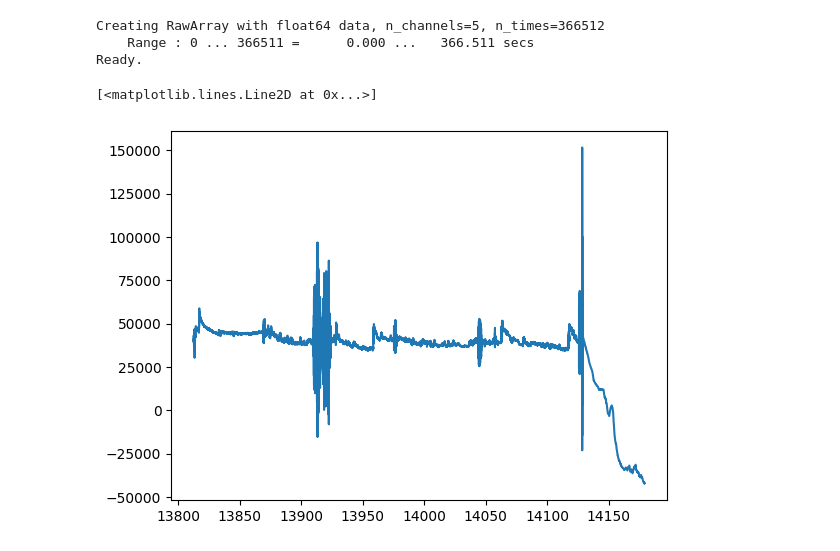
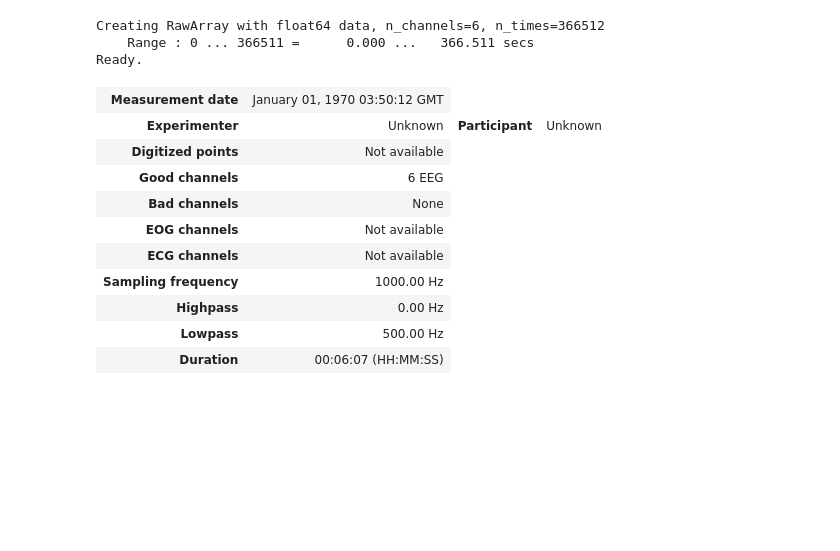
Before and after one commit to promitmoitra/dogos, a Jupyter notebook: dogos-pac.ipynb, the cells around one changed output. Cells and saved outputs as stored; diff of their text form; code cells hidden in the pictures; blank space fills up the shorter version.

Commit message:
annotations set, now filtering

```diff
--- a/dogos-pac.ipynb
+++ b/dogos-pac.ipynb
@@ -8,27 +21,44 @@ import mne
 df = pd.read_csv('./dogos-quest-main/quest_eeg/060924-1700/Explore_84CF_ExG_ExG_stream_3.csv')
 ts = np.array(df["Timestamps"])
 
+mrk = pd.read_csv('./dogos-quest-main/quest_eeg/060924-1700/Explore_84CF_Marker_Markers_stream_1.csv')
+num_events = len(mrk)
+seg_len = 5
+
 ##Assuming the channels are in the order Fz, Cz, T3, T4, P3, P4, Fp1, Fp2
 fz = np.array(df["Ch_1"])
+cz = np.array(df["Ch_2"])
 t3 = np.array(df["Ch_3"])
 t4 = np.array(df["Ch_4"])
 p3 = np.array(df["Ch_5"])
 p4 = np.array(df["Ch_6"])
 
-raw_np = np.array([fz,t3,t4,p3,p4])
-ch_names = ['Fz','T3','T4','P3','P4']
+raw_np = np.array([fz,cz,t3,t4,p3,p4])/1000 #mne stores data in volts
+ch_names = ['Fz','Cz','T3','T4','P3','P4']
-# %%
-sfreq = 1000  # Sampling frequency
-info = mne.create_info(ch_names,ch_types=['eeg']*len(ch_names),sfreq=sfreq)
-raw = mne.io.RawArray(raw_np/1000,info) #mne stores data in volts
-raw = raw.resample(sfreq=250)
-# %% [output]
-Creating RawArray with float64 data, n_channels=5, n_times=366512
-    Range : 0 ... 366511 =      0.000 ...   366.511 secs
-Ready.
-# %%
-raw.ch_names
-plt.plot(ts,t4)
-# %% [output]
-[<matplotlib.lines.Line2D at 0x...>]
-[figure, removed]
+# %%
+sfreq = 1000
+info = mne.create_info(ch_names,ch_types=['eeg']*len(ch_names),sfreq=sfreq,verbose=False)
+raw = mne.io.RawArray(raw_np,info)
+raw.set_meas_date(ts[0])
+
+annot = mne.Annotations(
+    onset=mrk["Timestamps"].to_numpy()-ts[0],
+    duration=[seg_len]*num_events,
+    description=mrk["Ch_1"].to_list(),
+    orig_time = ts[0])
+raw.set_annotations(annot,verbose=False)
+# %% [output]
+Creating RawArray with float64 data, n_channels=6, n_times=366512
+    Range : 0 ... 366511 =      0.000 ...   366.511 secs
+Ready.
+| Measurement date | January 01, 1970 03:50:12 GMT |
+| Experimenter | Unknown | Participant | Unknown |
+| Digitized points | Not available |
+| Good channels | 6 EEG |
+| Bad channels | None |
+| EOG channels | Not available |
+| ECG channels | Not available |
+| Sampling frequency | 1000.00 Hz |
+| Highpass | 0.00 Hz |
+| Lowpass | 500.00 Hz |
+| Duration | 00:06:07 (HH:MM:SS) |
```
Also changed, not shown: parts of 10 cells of this notebook.
